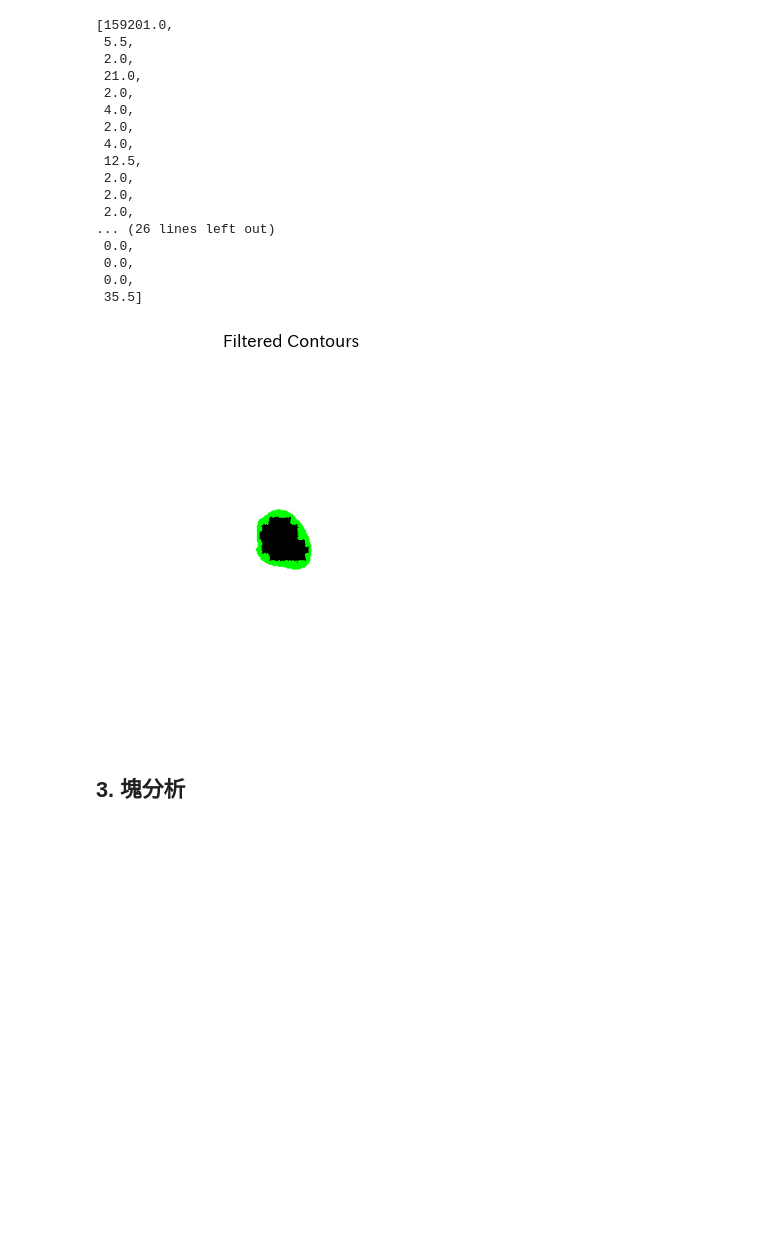
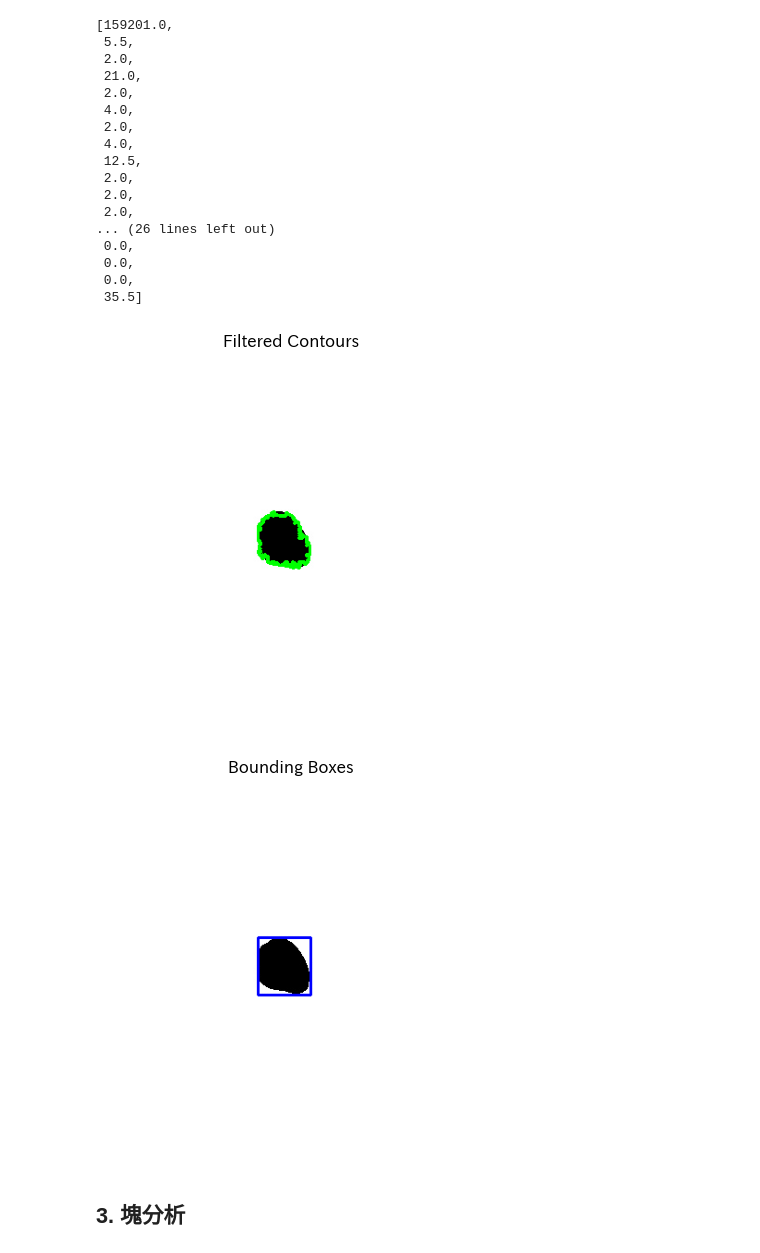
Before and after one commit to Takayoshi-Matsuyama/image_processing, a Jupyter notebook: contour_blob_analysis.ipynb, the cells around one changed output. Cells and saved outputs as stored; diff of their text form; code cells hidden in the pictures; blank space fills up the shorter version.

Commit message:
contour-blob - draw bounding box

```diff
--- a/contour_blob_analysis.ipynb
+++ b/contour_blob_analysis.ipynb
@@ -104,7 +104,8 @@ fig.show()
 # %%
 # 輪郭面積により輪郭をフィルタリングする
 import cv2
-filtered_contours = [contour for contour in contours if cv2.contourArea(contour) < 10000]  # 面積が10000未満の輪郭を残す
+filtered_contours = [contour for contour in contours if 1000 < cv2.contourArea(contour) < 10000]  # 面積が1000以上10000未満の輪郭を残す
+
 filtered_contour_areas = [cv2.contourArea(contour) for contour in filtered_contours]
 import plotly.graph_objects as go
 fig = go.Figure(data=[go.Histogram(x=filtered_contour_areas, nbinsx=20)])
@@ -126,7 +127,23 @@ plt.title('Filtered Contours')
 plt.axis('off')
 plt.show()
 # %% [output]
-[figure, old version]
+[figure, new version]
+# %%
+# 領域を囲む四角形
+import cv2
+bounding_boxes = [cv2.boundingRect(contour) for contour in filtered_contours]
+# 四角形を描画するためにコピーを作成
+image_with_boxes = original_image.copy()
+# 四角形を描画
+for (x, y, w, h) in bounding_boxes:
+    cv2.rectangle(image_with_boxes, (x, y), (x + w, y + h), (255, 0, 0), 2)
+# 画像を表示
+plt.imshow(cv2.cvtColor(image_with_boxes, cv2.COLOR_BGR2RGB))
+plt.title('Bounding Boxes')
+plt.axis('off')
+plt.show()
+# %% [output]
+[figure, added]
 # %% [markdown]
 ## 3. 塊分析
 # %%
```
